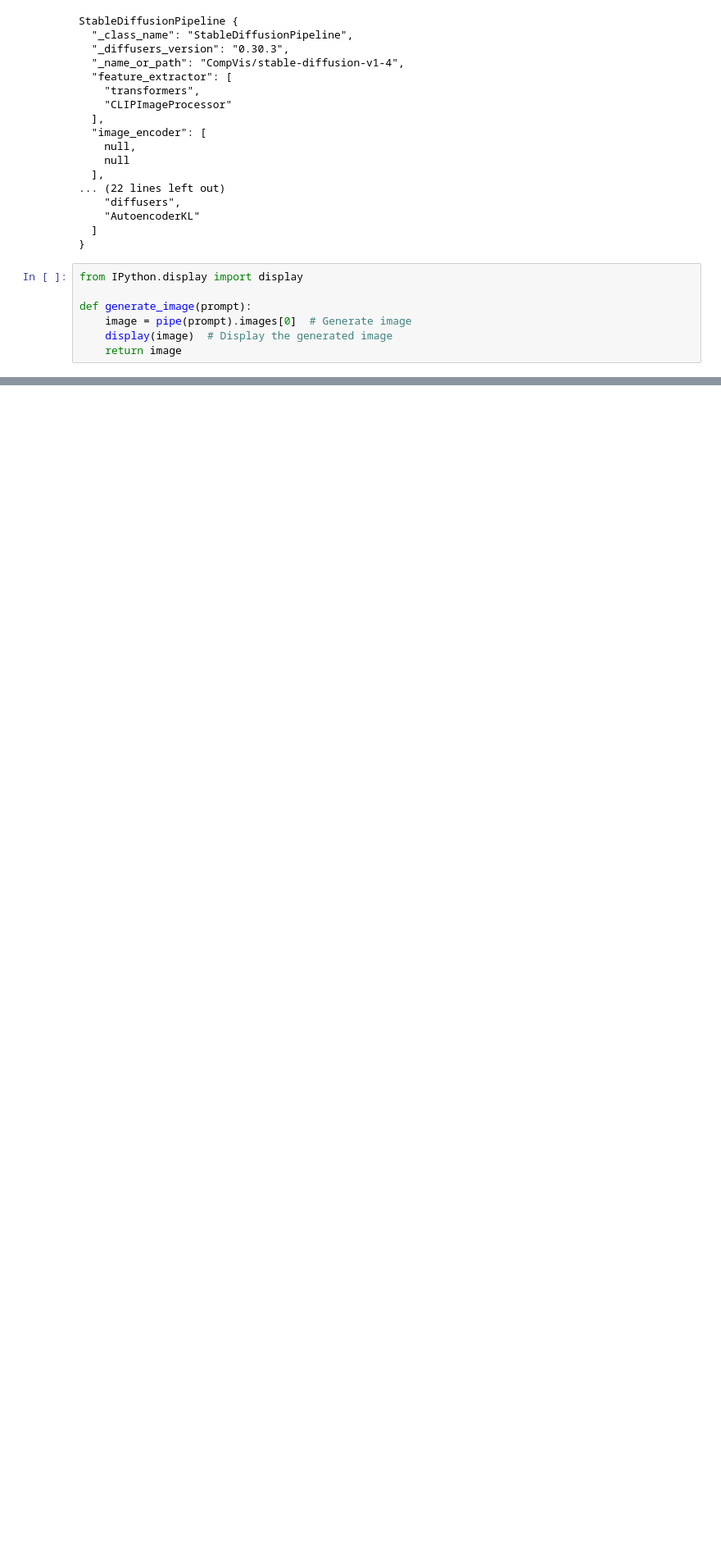
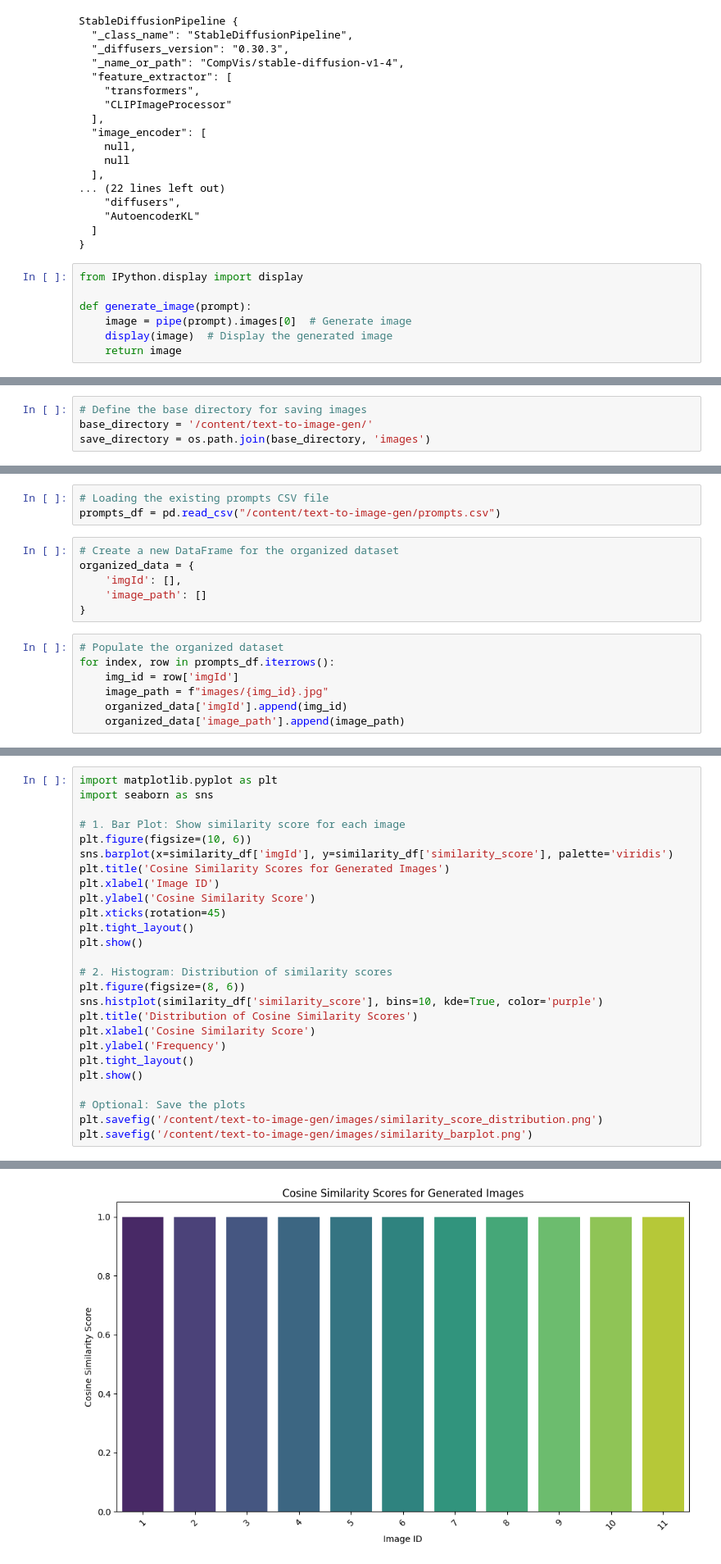
Before and after one commit to ghassantaleb/text-to-image-gen, a Jupyter notebook: text_to_image_gen.ipynb, the cells around one changed output, grey strips where cells are left out. Shown at 82% size. Drawn from its saved outputs; the diff is of its cells as text; blank space fills up the shorter version.

```diff
--- a/text_to_image_gen.ipynb
+++ b/text_to_image_gen.ipynb
@@ -76,0 +157,4 @@ generated_image = generate_image(prompt)
+# %%
+# Define the base directory for saving images
+base_directory = '/content/text-to-image-gen/'
+save_directory = os.path.join(base_directory, 'images')
@@ -76,0 +229,16 @@ generated_image = generate_image(prompt)
+# %%
+# Loading the existing prompts CSV file
+prompts_df = pd.read_csv("/content/text-to-image-gen/prompts.csv")
+# %%
+# Create a new DataFrame for the organized dataset
+organized_data = {
+    'imgId': [],
+    'image_path': []
+}
+# %%
+# Populate the organized dataset
+for index, row in prompts_df.iterrows():
+    img_id = row['imgId']
+    image_path = f"images/{img_id}.jpg"
+    organized_data['imgId'].append(img_id)
+    organized_data['image_path'].append(image_path)
@@ -76,0 +788,27 @@ generated_image = generate_image(prompt)
+# %%
+import matplotlib.pyplot as plt
+import seaborn as sns
+
+# 1. Bar Plot: Show similarity score for each image
+plt.figure(figsize=(10, 6))
+sns.barplot(x=similarity_df['imgId'], y=similarity_df['similarity_score'], palette='viridis')
+plt.title('Cosine Similarity Scores for Generated Images')
+plt.xlabel('Image ID')
+plt.ylabel('Cosine Similarity Score')
+plt.xticks(rotation=45)
+plt.tight_layout()
+plt.show()
+
+# 2. Histogram: Distribution of similarity scores
+plt.figure(figsize=(8, 6))
+sns.histplot(similarity_df['similarity_score'], bins=10, kde=True, color='purple')
+plt.title('Distribution of Cosine Similarity Scores')
+plt.xlabel('Cosine Similarity Score')
+plt.ylabel('Frequency')
+plt.tight_layout()
+plt.show()
+
+# Optional: Save the plots
+plt.savefig('/content/text-to-image-gen/images/similarity_score_distribution.png')
+plt.savefig('/content/text-to-image-gen/images/similarity_barplot.png')
+# %% [output]
@@ -76,0 +818 @@ generated_image = generate_image(prompt)
+[figure, added]
```
Also changed, not shown: parts of 57 cells of this notebook.
